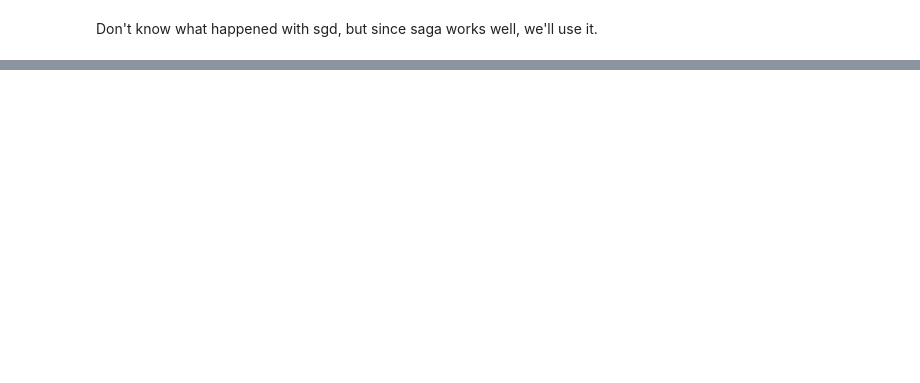
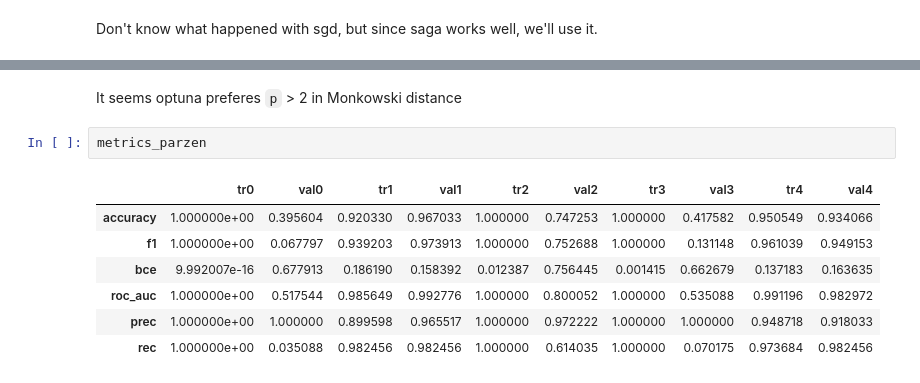
Before and after one commit to arseniybelkov/ml_vorontsov, a Jupyter notebook: task11/task11.ipynb, the cells around one changed output, grey strips where cells are left out. Drawn from its saved outputs; the diff is of its cells as text; blank space fills up the shorter version.

```diff
--- a/task11/task11.ipynb
+++ b/task11/task11.ipynb
@@ -658,0 +713,12 @@ Don't know what happened with sgd, but since saga works well, we'll use it.
+# %% [markdown]
+It seems optuna preferes `p` > 2 in Monkowski distance
+# %%
+metrics_parzen
+# %% [output]
+|  | tr0 | val0 | tr1 | val1 | tr2 | val2 | tr3 | val3 | tr4 | val4 |
+| accuracy | 1.000000e+00 | 0.395604 | 0.920330 | 0.967033 | 1.000000 | 0.747253 | 1.000000 | 0.417582 | 0.950549 | 0.934066 |
+| f1 | 1.000000e+00 | 0.067797 | 0.939203 | 0.973913 | 1.000000 | 0.752688 | 1.000000 | 0.131148 | 0.961039 | 0.949153 |
+| bce | 9.992007e-16 | 0.677913 | 0.186190 | 0.158392 | 0.012387 | 0.756445 | 0.001415 | 0.662679 | 0.137183 | 0.163635 |
+| roc_auc | 1.000000e+00 | 0.517544 | 0.985649 | 0.992776 | 1.000000 | 0.800052 | 1.000000 | 0.535088 | 0.991196 | 0.982972 |
+| prec | 1.000000e+00 | 1.000000 | 0.899598 | 0.965517 | 1.000000 | 0.972222 | 1.000000 | 1.000000 | 0.948718 | 0.918033 |
+| rec | 1.000000e+00 | 0.035088 | 0.982456 | 0.982456 | 1.000000 | 0.614035 | 1.000000 | 0.070175 | 0.973684 | 0.982456 |
```
Also changed, not shown: parts of 33 cells of this notebook.
